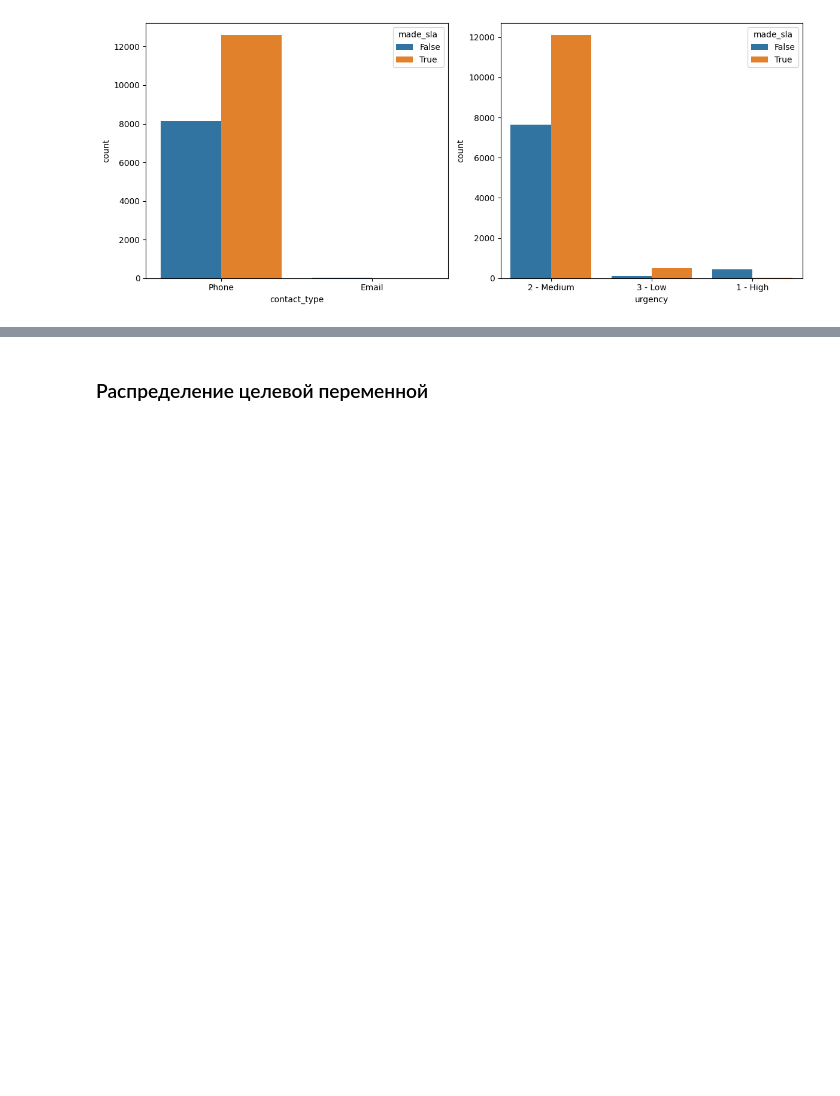
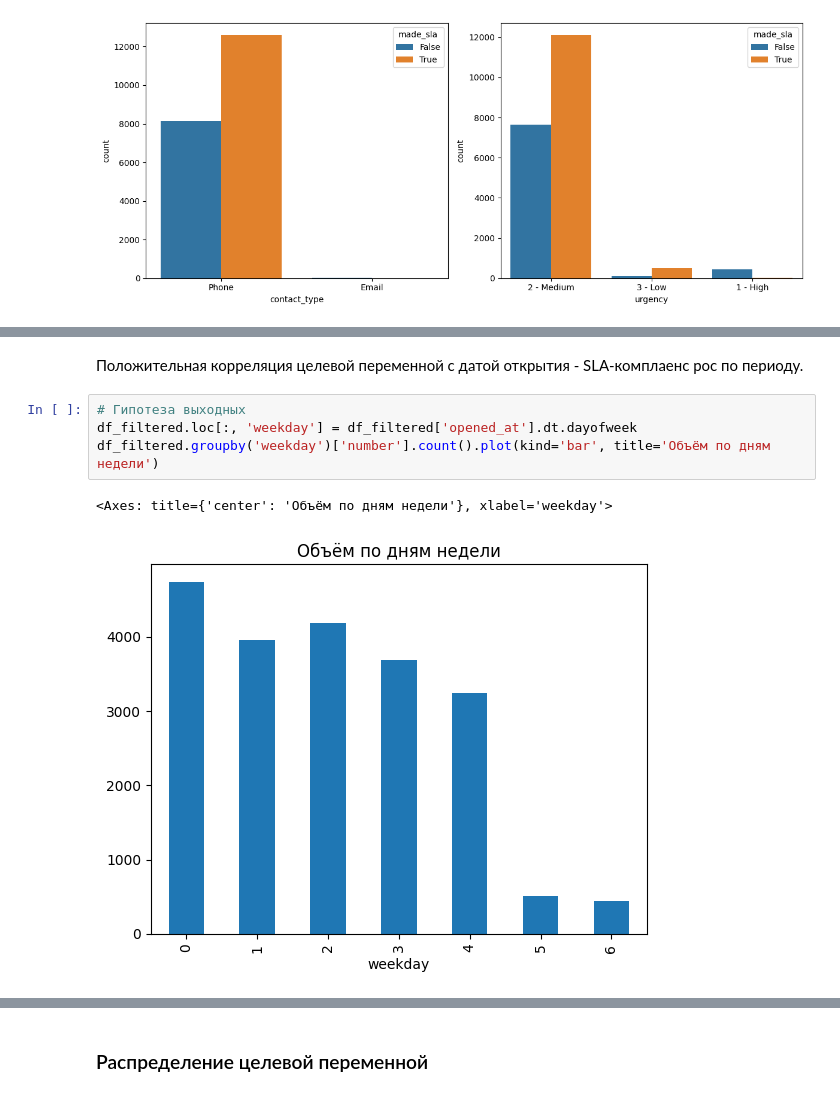
Before and after one commit to AlexxRus/telecom-incident-analytics, a Jupyter notebook: incident_sla_analysis.ipynb, the cells around one changed output, grey strips where cells are left out. Saved outputs shown, nothing was run; the diff lists cells and outputs as text; blank space fills up the shorter version.

```diff
--- a/incident_sla_analysis.ipynb
+++ b/incident_sla_analysis.ipynb
@@ -402,0 +509,9 @@ plt.show()
+# %% [markdown]
+Положительная корреляция целевой переменной с датой открытия - SLA-комплаенс рос по периоду.
+# %%
+# Гипотеза выходных
+df_filtered.loc[:, 'weekday'] = df_filtered['opened_at'].dt.dayofweek
+df_filtered.groupby('weekday')['number'].count().plot(kind='bar', title='Объём по дням недели')
+# %% [output]
+<Axes: title={'center': 'Объём по дням недели'}, xlabel='weekday'>
+[figure, added]
```
Also changed, not shown: parts of 87 cells of this notebook, 4 other files.
